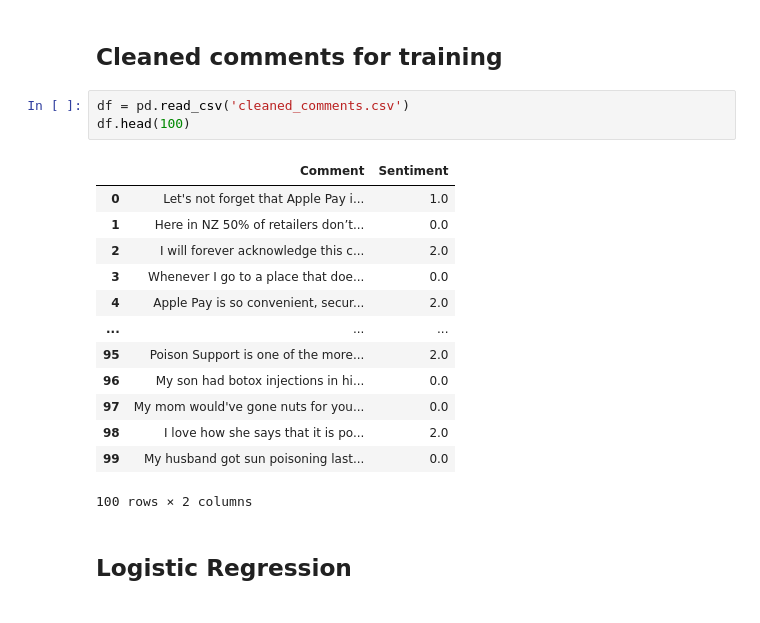
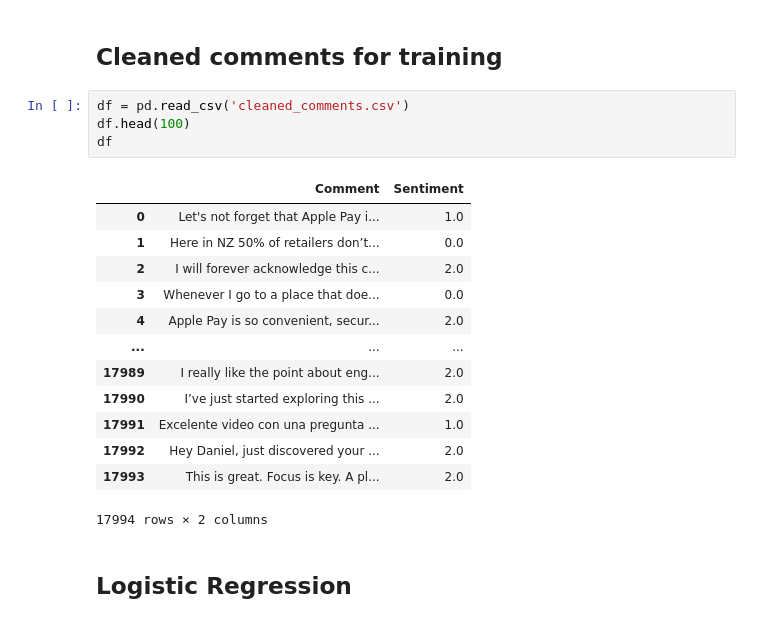
Before and after one commit to shubhamnarkhede/Youtube_Video_Stance_Aanalysis, a Jupyter notebook: YouTube_Data_Final_new.ipynb, the cells around one changed output. Cells and saved outputs as stored; diff of their text form.

```diff
--- a/YouTube_Data_Final_new.ipynb
+++ b/YouTube_Data_Final_new.ipynb
@@ -867,20 +867,21 @@ result_df
 # %%
 df = pd.read_csv('cleaned_comments.csv')
 df.head(100)
+df
 # %% [output]
 |  | Comment | Sentiment |
 | 0 | Let's not forget that Apple Pay i... | 1.0 |
 | 1 | Here in NZ 50% of retailers don’t... | 0.0 |
 | 2 | I will forever acknowledge this c... | 2.0 |
 | 3 | Whenever I go to a place that doe... | 0.0 |
 | 4 | Apple Pay is so convenient, secur... | 2.0 |
 | ... | ... | ... |
-| 95 | Poison Support is one of the more... | 2.0 |
-| 96 | My son had botox injections in hi... | 0.0 |
-| 97 | My mom would've gone nuts for you... | 0.0 |
-| 98 | I love how she says that it is po... | 2.0 |
-| 99 | My husband got sun poisoning last... | 0.0 |
+| 17989 | I really like the point about eng... | 2.0 |
+| 17990 | I’ve just started exploring this ... | 2.0 |
+| 17991 | Excelente video con una pregunta ... | 1.0 |
+| 17992 | Hey Daniel, just discovered your ... | 2.0 |
+| 17993 | This is great. Focus is key. A pl... | 2.0 |
-100 rows × 2 columns
+17994 rows × 2 columns
 # %% [markdown]
 ## Logistic Regression
 # %%
```
Also changed, not shown: parts of 33 cells of this notebook.
